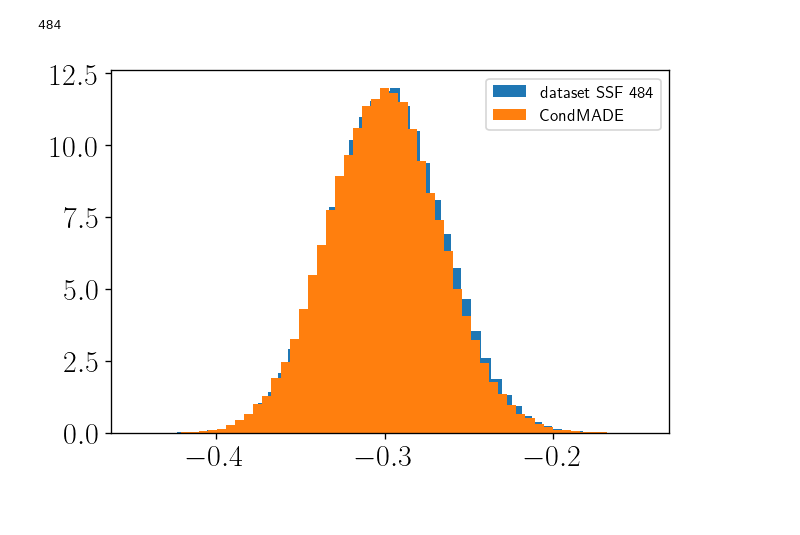
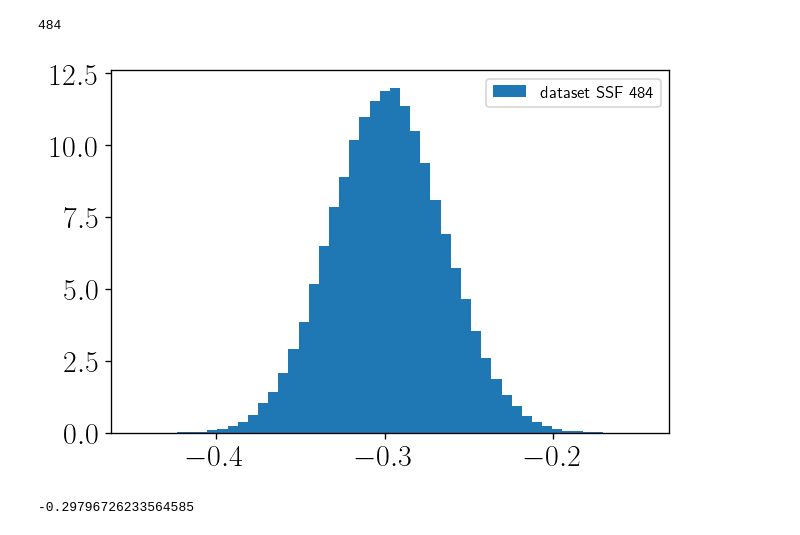
Before and after one commit to marveen94/n-mcmc-Luca, a Jupyter notebook: temp-madessf.ipynb, the cells around one changed output. Cells and saved outputs as stored; diff of their text form; code cells hidden in the pictures.

```diff
--- a/temp-madessf.ipynb
+++ b/temp-madessf.ipynb
@@ -59 +67,7 @@ print(np.mean(engs_mean))
+# %%
+import numpy as np
+from src.utils.utils import *
+from src.utils import plot_config
+import matplotlib.pyplot as plt
+plt.rcParams["figure.dpi"] = 120
 # %%
@@ -85,8 +90,12 @@ for sample in eng:
 484
 # %%
 plt.hist(ssf_beta05_484_engs, label="dataset SSF 484", bins=50, density=True)
-plt.hist(engs_mean, label="CondMADE", bins=50, density=True)
+# plt.hist(engs_mean, label="CondMADE", bins=50, density=True)
 plt.legend(fontsize=10)
 plt.show()
 # %% [output]
-[figure, old version]
+[figure, new version]
+# %%
+np.mean(ssf_beta05_484_engs)
+# %% [output]
+-0.29796726233564585
```
Also changed, not shown: parts of 5 cells of this notebook, 2 other files.
